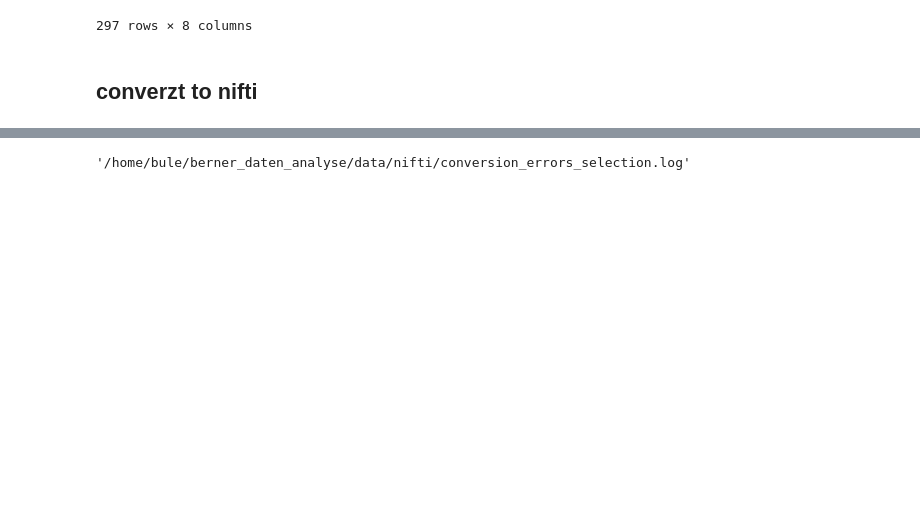
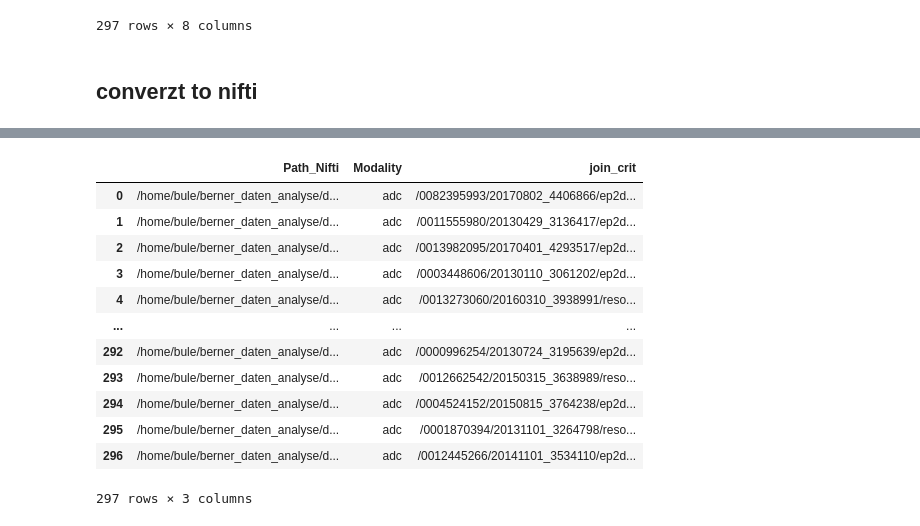
Before and after one commit to buehlpa/berne-cohort-data-pipeline, a Jupyter notebook: 4_1_adc_selection_nifti_conversion.ipynb, the cells around one changed output, grey strips where cells are left out. Drawn from its saved outputs; the diff is of its cells as text; code cells hidden in the pictures; blank space fills up the shorter version.

Commit message:
merged all prcessed niftis

```diff
--- a/4_1_adc_selection_nifti_conversion.ipynb
+++ b/4_1_adc_selection_nifti_conversion.ipynb
@@ -258,7 +258,24 @@ print(target_nii_sequences_adc[0])
-# %%
-LOG_PATH
-# %% [output]
-'/home/bule/berner_daten_analyse/data/nifti/conversion_errors_selection.log'
+# %%
+df_modality = pd.DataFrame({
+    'Path_Nifti': target_nii_sequences_adc,
+    'Modality': ['adc'] * len(target_nii_sequences_adc),
+})
+df_modality['join_crit']=[ os.path.join('/',*path.split('/')[6:]) for path in df_modality['Path_Nifti']] # just  to get the modality
+df_modality
+# %% [output]
+|  | Path_Nifti | Modality | join_crit |
+| 0 | /home/bule/berner_daten_analyse/d... | adc | /0082395993/20170802_4406866/ep2d... |
+| 1 | /home/bule/berner_daten_analyse/d... | adc | /0011555980/20130429_3136417/ep2d... |
+| 2 | /home/bule/berner_daten_analyse/d... | adc | /0013982095/20170401_4293517/ep2d... |
+| 3 | /home/bule/berner_daten_analyse/d... | adc | /0003448606/20130110_3061202/ep2d... |
+| 4 | /home/bule/berner_daten_analyse/d... | adc | /0013273060/20160310_3938991/reso... |
+| ... | ... | ... | ... |
+| 292 | /home/bule/berner_daten_analyse/d... | adc | /0000996254/20130724_3195639/ep2d... |
+| 293 | /home/bule/berner_daten_analyse/d... | adc | /0012662542/20150315_3638989/reso... |
+| 294 | /home/bule/berner_daten_analyse/d... | adc | /0004524152/20150815_3764238/ep2d... |
+| 295 | /home/bule/berner_daten_analyse/d... | adc | /0001870394/20131101_3264798/reso... |
+| 296 | /home/bule/berner_daten_analyse/d... | adc | /0012445266/20141101_3534110/ep2d... |
+297 rows × 3 columns
 # %%
 process_niftis=False
 if process_niftis:
```
Also changed, not shown: parts of 16 cells of this notebook, 4 other files.
